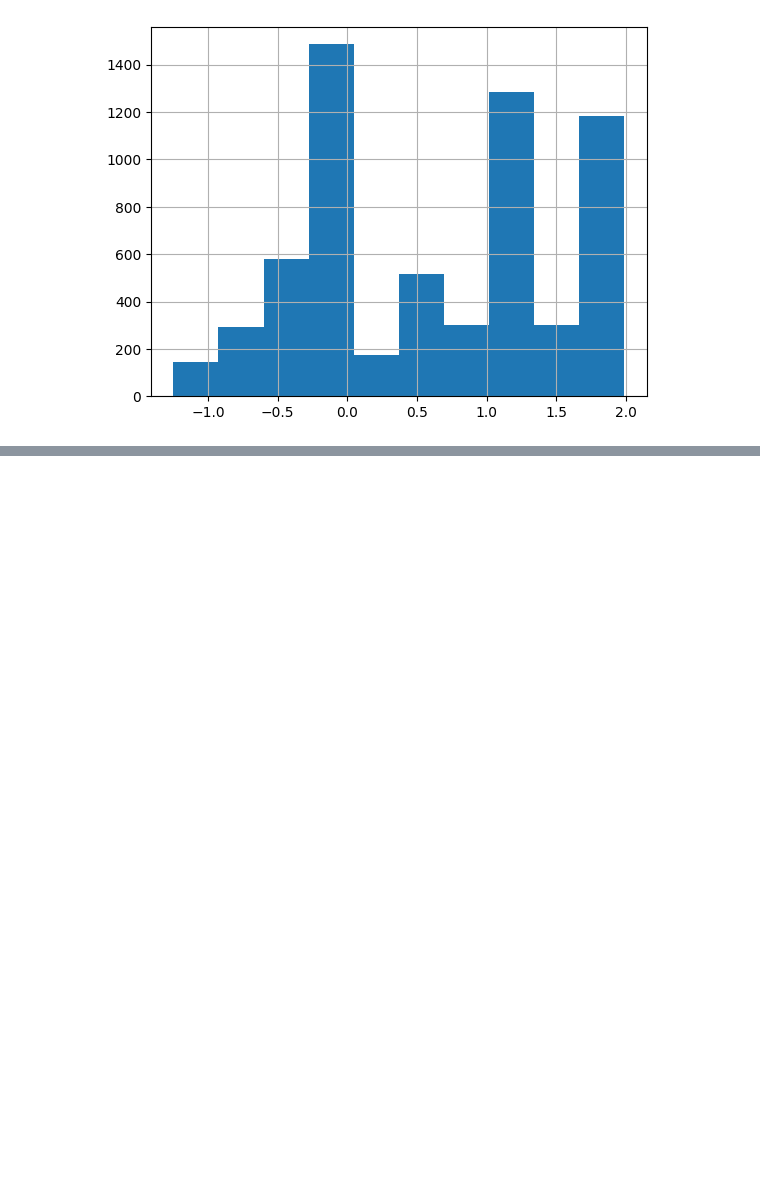
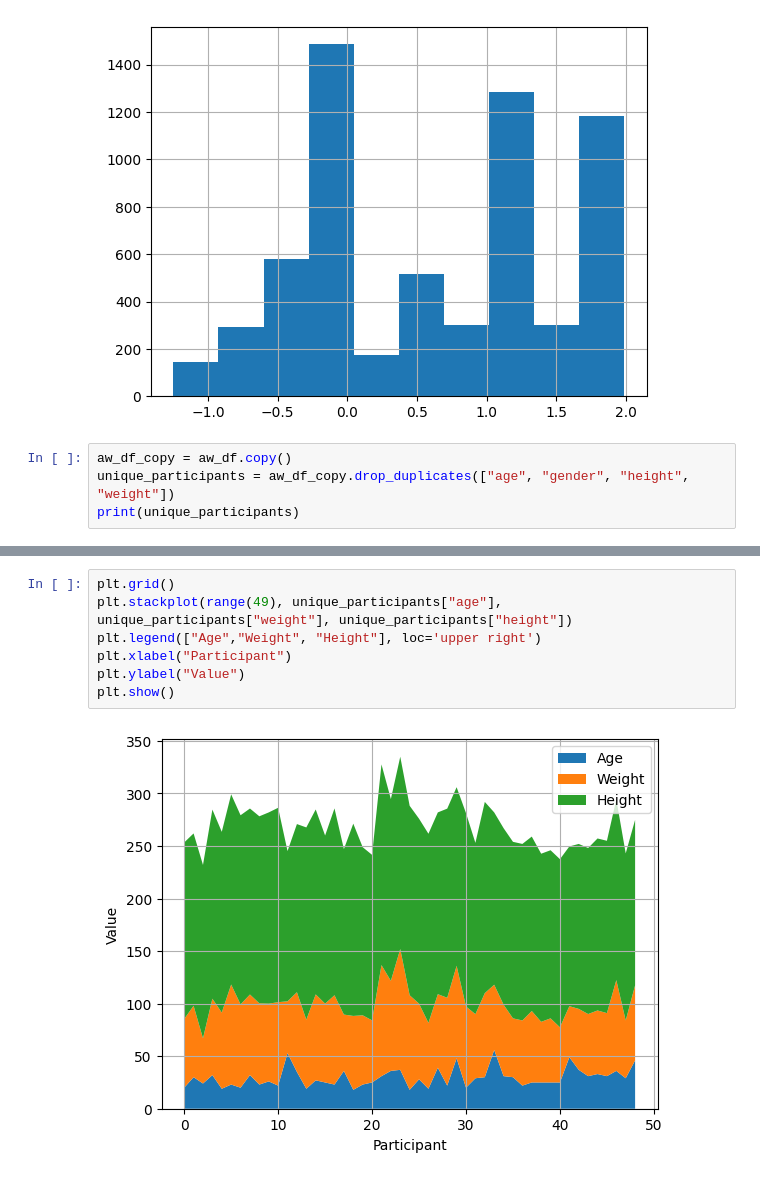
Before and after one commit to imgmaterial/AILabs, a Jupyter notebook: Labs/Lab2/Lab2.ipynb, the cells around one changed output, grey strips where cells are left out. Cells and saved outputs as stored; diff of their text form; blank space fills up the shorter version.

```diff
--- a/Labs/Lab2/Lab2.ipynb
+++ b/Labs/Lab2/Lab2.ipynb
@@ -193,3 +193,7 @@ aw_df["log"].hist()
 # %% [output]
 <Axes: >
 [figure]
+# %%
+aw_df_copy = aw_df.copy()
+unique_participants = aw_df_copy.drop_duplicates(["age", "gender", "height", "weight"])
+print(unique_participants)
@@ -195,0 +218,9 @@ aw_df["log"].hist()
+# %%
+plt.grid()
+plt.stackplot(range(49), unique_participants["age"], unique_participants["weight"], unique_participants["height"])
+plt.legend(["Age","Weight", "Height"], loc='upper right')
+plt.xlabel("Participant")
+plt.ylabel("Value")
+plt.show()
+# %% [output]
+[figure, added]
```
Also changed, not shown: parts of 6 cells of this notebook, 1 other file.
